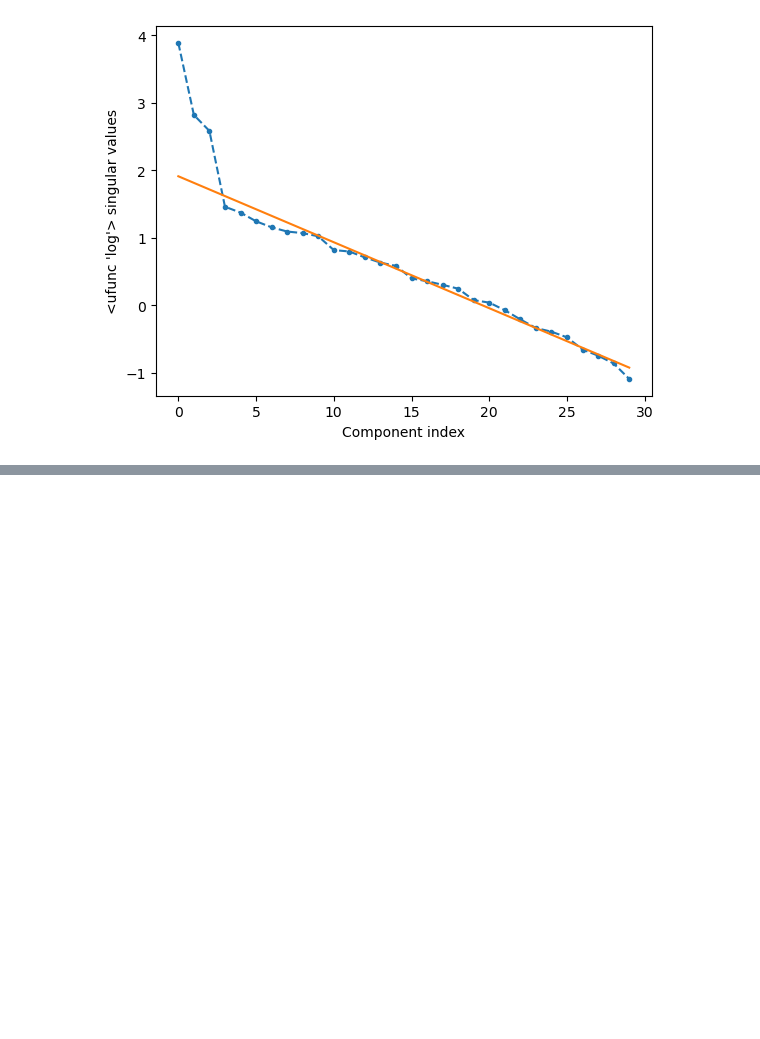
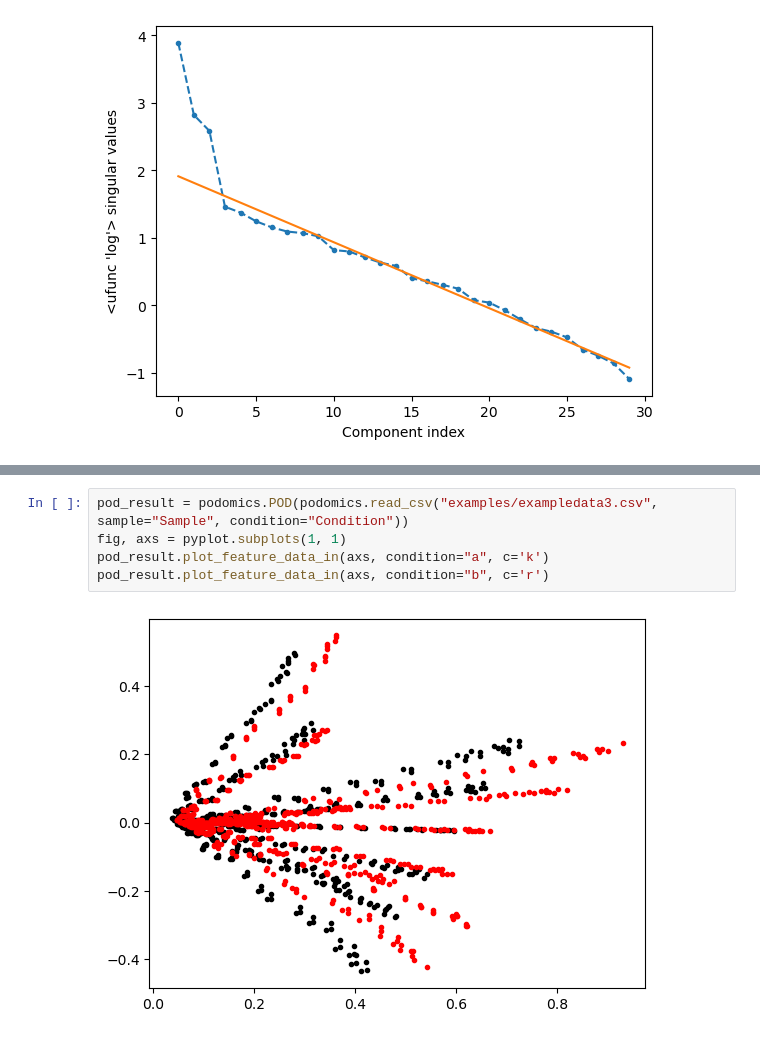
Before and after one commit to swaldherr/podomics, a Jupyter notebook: Tutorial.ipynb, the cells around one changed output, grey strips where cells are left out. Drawn from its saved outputs; the diff is of its cells as text; blank space fills up the shorter version.

Commit message:
Started with feature trajectory plotting.

```diff
--- a/Tutorial.ipynb
+++ b/Tutorial.ipynb
@@ -185,0 +186,7 @@ pod.plot_sample_weights(interpolate=True, components=[1, 2], labels=True)
+# %%
+pod_result = podomics.POD(podomics.read_csv("examples/exampledata3.csv", sample="Sample", condition="Condition"))
+fig, axs = pyplot.subplots(1, 1)
+pod_result.plot_feature_data_in(axs, condition="a", c='k')
+pod_result.plot_feature_data_in(axs, condition="b", c='r')
+# %% [output]
+[figure, added]
```
Also changed, not shown: parts of 10 cells of this notebook, 1 other file.
